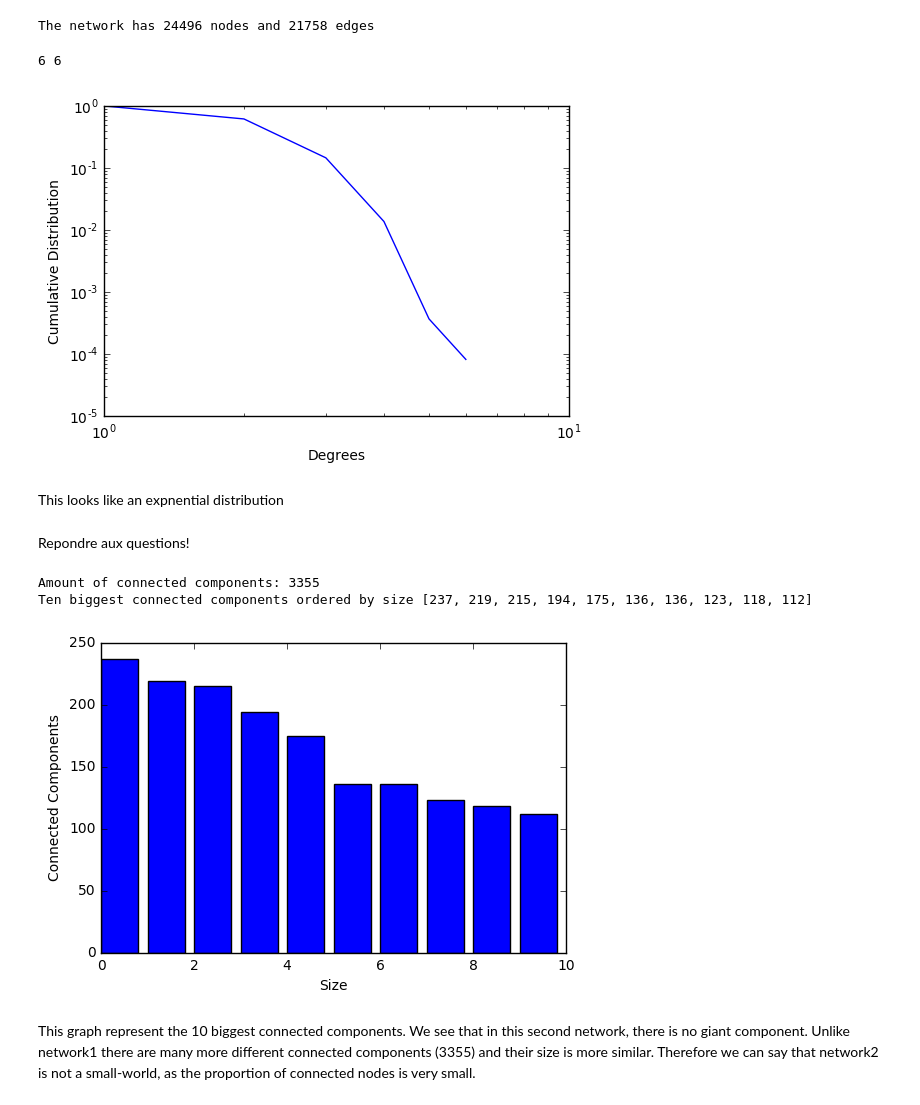
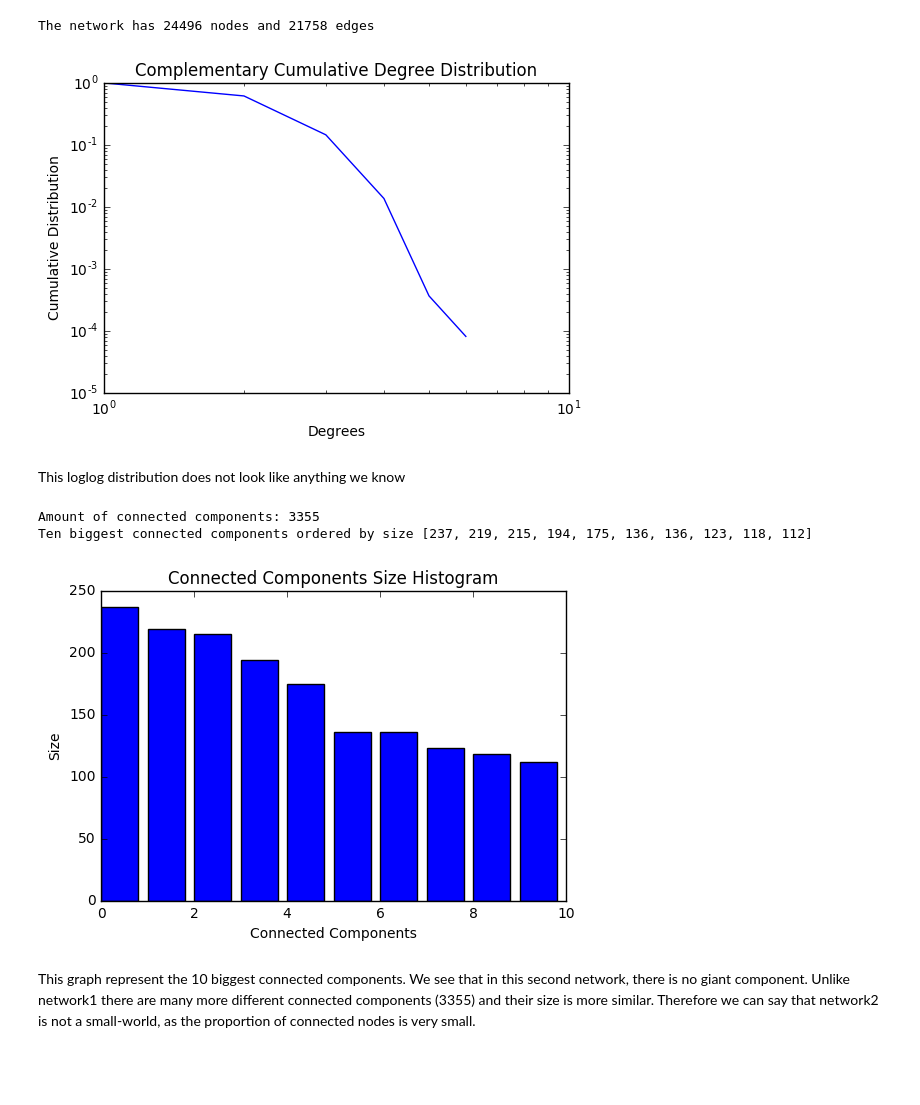
Before and after one commit to jeanbaptistebeau/Internet-Analytics-Notebooks, a Jupyter notebook: lab2/notebooks/ix-lab2-notebook-part1.ipynb, the cells around one changed output. Saved outputs shown, nothing was run; the diff lists cells and outputs as text; code cells hidden in the pictures; blank space fills up the shorter version.

```diff
--- a/lab2/notebooks/ix-lab2-notebook-part1.ipynb
+++ b/lab2/notebooks/ix-lab2-notebook-part1.ipynb
@@ -156,26 +164,16 @@ print("The network has", len(G2), "nodes", "and", G2.size(), "edges")
 # %% [output]
 The network has 24496 nodes and 21758 edges
 # %%
-deg_distr = compute_deg_dist(G2)
-N = max(deg_distr.keys())
-aggreg = np.zeros(N)
+keys, values = compute_deg_dist(G2)
+N = max(keys)
+fig, ax = plt.subplots()
+x = keys[:N]
+y = values[:N]
 
-for i in range(1, N):
-    aggreg[i] = deg_distr.get(i, 0) + aggreg[i-1]
-aggreg = 1-aggreg
-
-fig, ax = plt.subplots()
-x = list(deg_distr.keys())[:N]
-y = aggreg
-print(len(x), len(y))
-plt.loglog(x, y)
+ax.loglog(x, y)
+ax.set_title("Complementary Cumulative Degree Distribution")
 ax.xaxis.set_label_text("Degrees")
 ax.yaxis.set_label_text("Cumulative Distribution")
 plt.show()
 # %% [output]
-6 6
-[figure, old version]
+[figure, new version]
-# %% [markdown]
-This looks like an expnential distribution
-# %% [markdown]
-Repondre aux questions!
@@ -191,19 +180,23 @@ plt.show()
+# %% [markdown]
+This loglog distribution does not look like anything we know
 # %%
+N = 10
 connected_components = sorted(nx.connected_component_subgraphs(G2), key=len, reverse=True)
 num_of_connected_components = len(connected_components)
 dimensions = [len(cc) for cc in connected_components]
 print("Amount of connected components:", num_of_connected_components)
 print("Ten biggest connected components ordered by size", dimensions[:N])
 
 fig, ax = plt.subplots()
 ax.bar(np.arange(len(dimensions[:N])),dimensions[:N])
-ax.xaxis.set_label_text("Size")
-ax.yaxis.set_label_text("Connected Components")
+ax.set_title("Connected Components Size Histogram")
+ax.xaxis.set_label_text("Connected Components")
+ax.yaxis.set_label_text("Size")
 plt.show()
 # %% [output]
 Amount of connected components: 3355
 Ten biggest connected components ordered by size [237, 219, 215, 194, 175, 136, 136, 123, 118, 112]
-[figure, old version]
+[figure, new version]
 # %% [markdown]
 This graph represent the 10 biggest connected components. We see that in this second network, there is no giant component. Unlike network1 there are many more different connected components (3355) and their size is more similar. Therefore we can say that network2 is not a small-world, as the proportion of connected nodes is very small.
 # %% [markdown]
```
Also changed, not shown: parts of 7 cells of this notebook, 1 other file.
